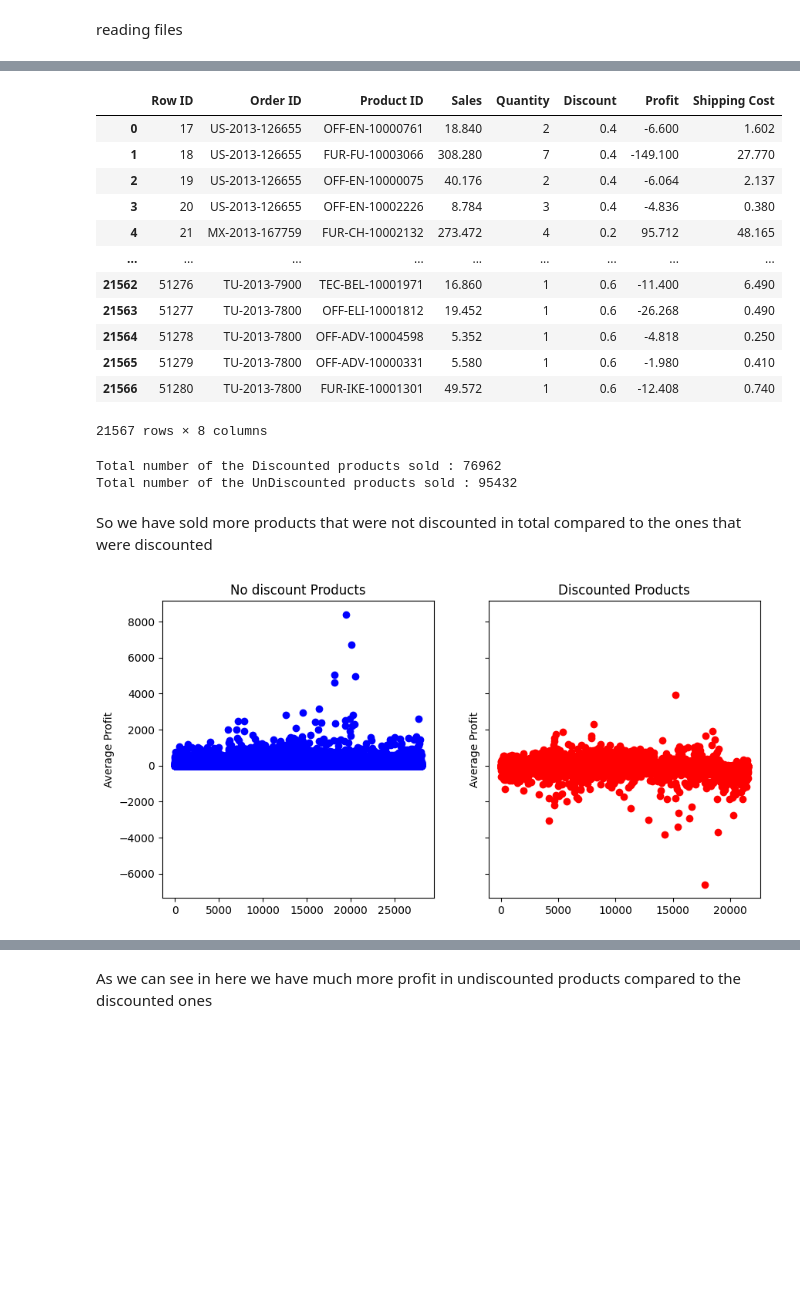
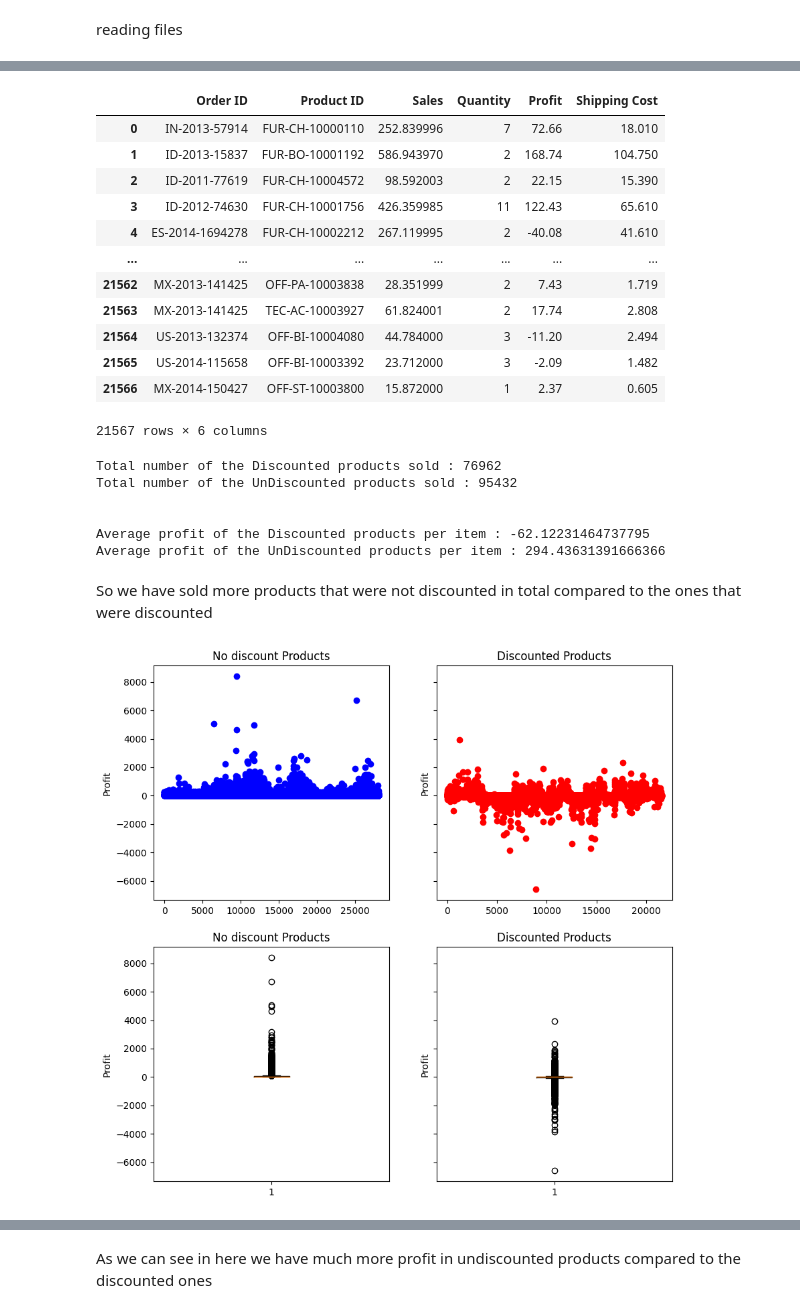
Before and after one commit to soheilAmh/Super_store, a Jupyter notebook: MyAnalysis.ipynb, the cells around one changed output, grey strips where cells are left out. Drawn from its saved outputs; the diff is of its cells as text; code cells hidden in the pictures; blank space fills up the shorter version.

```diff
--- a/MyAnalysis.ipynb
+++ b/MyAnalysis.ipynb
@@ -39,0 +13,4 @@ my_df.head(20)
+# %%
+my_df = pd.read_csv('FACT.csv')
+my_df = my_df[['Order ID','Product ID','Sales','Quantity','Discount_Label','Profit','Shipping Cost']]
+my_df
@@ -52,6 +60,7 @@ my_df.describe()
 # %%
-UnDiscounted_df = my_df[my_df['Discount'] == 0].reset_index(drop = True)
-Discounted_df = my_df[my_df['Discount'] > 0].reset_index(drop = True)
+UnDiscounted_df = my_df[my_df['Discount_Label'] == 'No Discount'].reset_index(drop = True)
+Discounted_df = my_df[my_df['Discount_Label'] == 'Discount'].reset_index(drop = True)
 # %%
+UnDiscounted_df = UnDiscounted_df.drop('Discount_Label', axis=1)
 UnDiscounted_df
 # %% [output]
@@ -71,37 +80,55 @@ UnDiscounted_df
 # %%
+Discounted_df = Discounted_df.drop('Discount_Label', axis=1)
 Discounted_df
 # %% [output]
-|  | Row ID | Order ID | Product ID | Sales | Quantity | Discount | Profit | Shipping Cost |
-| 0 | 17 | US-2013-126655 | OFF-EN-10000761 | 18.840 | 2 | 0.4 | -6.600 | 1.602 |
-| 1 | 18 | US-2013-126655 | FUR-FU-10003066 | 308.280 | 7 | 0.4 | -149.100 | 27.770 |
-| 2 | 19 | US-2013-126655 | OFF-EN-10000075 | 40.176 | 2 | 0.4 | -6.064 | 2.137 |
-| 3 | 20 | US-2013-126655 | OFF-EN-10002226 | 8.784 | 3 | 0.4 | -4.836 | 0.380 |
-| 4 | 21 | MX-2013-167759 | FUR-CH-10002132 | 273.472 | 4 | 0.2 | 95.712 | 48.165 |
-| ... | ... | ... | ... | ... | ... | ... | ... | ... |
-| 21562 | 51276 | TU-2013-7900 | TEC-BEL-10001971 | 16.860 | 1 | 0.6 | -11.400 | 6.490 |
-| 21563 | 51277 | TU-2013-7800 | OFF-ELI-10001812 | 19.452 | 1 | 0.6 | -26.268 | 0.490 |
-| 21564 | 51278 | TU-2013-7800 | OFF-ADV-10004598 | 5.352 | 1 | 0.6 | -4.818 | 0.250 |
-| 21565 | 51279 | TU-2013-7800 | OFF-ADV-10000331 | 5.580 | 1 | 0.6 | -1.980 | 0.410 |
-| 21566 | 51280 | TU-2013-7800 | FUR-IKE-10001301 | 49.572 | 1 | 0.6 | -12.408 | 0.740 |
+|  | Order ID | Product ID | Sales | Quantity | Profit | Shipping Cost |
+| 0 | IN-2013-57914 | FUR-CH-10000110 | 252.839996 | 7 | 72.66 | 18.010 |
+| 1 | ID-2013-15837 | FUR-BO-10001192 | 586.943970 | 2 | 168.74 | 104.750 |
+| 2 | ID-2011-77619 | FUR-CH-10004572 | 98.592003 | 2 | 22.15 | 15.390 |
+| 3 | ID-2012-74630 | FUR-CH-10001756 | 426.359985 | 11 | 122.43 | 65.610 |
+| 4 | ES-2014-1694278 | FUR-CH-10002212 | 267.119995 | 2 | -40.08 | 41.610 |
+| ... | ... | ... | ... | ... | ... | ... |
+| 21562 | MX-2013-141425 | OFF-PA-10003838 | 28.351999 | 2 | 7.43 | 1.719 |
+| 21563 | MX-2013-141425 | TEC-AC-10003927 | 61.824001 | 2 | 17.74 | 2.808 |
+| 21564 | US-2013-132374 | OFF-BI-10004080 | 44.784000 | 3 | -11.20 | 2.494 |
+| 21565 | US-2014-115658 | OFF-BI-10003392 | 23.712000 | 3 | -2.09 | 1.482 |
+| 21566 | MX-2014-150427 | OFF-ST-10003800 | 15.872000 | 1 | 2.37 | 0.605 |
-21567 rows × 8 columns
+21567 rows × 6 columns
 # %%
-print("Total number of the Discounted products sold :", Discounted_df['Quantity'].sum())
-print("Total number of the UnDiscounted products sold :",UnDiscounted_df['Quantity'].sum())
+quantity_dis = Discounted_df['Quantity']
+quantity_undis = UnDiscounted_df['Quantity']
+print("Total number of the Discounted products sold :", quantity_dis.sum())
+print("Total number of the UnDiscounted products sold :",quantity_undis.sum())
+print("\n")
+print("Average profit of the Discounted products per item :", (Discounted_df['Profit']*quantity_dis).mean())
+print("Average profit of the UnDiscounted products per item :",(UnDiscounted_df['Profit']*quantity_undis).mean())
 # %% [output]
 Total number of the Discounted products sold : 76962
 Total number of the UnDiscounted products sold : 95432
+
+
+Average profit of the Discounted products per item : -62.12231464737795
+Average profit of the UnDiscounted products per item : 294.43631391666366
 # %% [markdown]
 So we have sold more products that were not discounted in total compared to the ones that were discounted
 # %%
-fig, axes = plt.subplots(1, 2, figsize = (10,5), sharey=True)
-axes[0].plot(UnDiscounted_df['Profit'],'o',color='blue')
-axes[0].set_title('No discount Products')
-axes[0].set_ylabel('Average Profit')
+fig, axes = plt.subplots(2, 2, figsize = (10,10), sharey=True)
+axes[0,0].plot(UnDiscounted_df['Profit'],'o',color='blue')
+axes[0,0].set_title('No discount Products')
+axes[0,0].set_ylabel('Profit')
 
-axes[1].plot(Discounted_df['Profit'],'o',color='red')
-axes[1].set_title('Discounted Products')
-axes[1].set_ylabel('Average Profit')
+axes[0,1].plot(Discounted_df['Profit'],'o',color='red')
+axes[0,1].set_title('Discounted Products')
+axes[0,1].set_ylabel('Profit')
+
+axes[1,0].boxplot([UnDiscounted_df['Profit']])
+axes[1,0].set_title('No discount Products')
+axes[1,0].set_ylabel('Profit')
+
+axes[1,1].boxplot([Discounted_df['Profit']])
+axes[1,1].set_title('Discounted Products')
+axes[1,1].set_ylabel('Profit')
 plt.show()
 # %% [output]
-[figure, old version]
+[figure, new version]
 # %%
```
Also changed, not shown: parts of 24 cells of this notebook, 1 other file.
